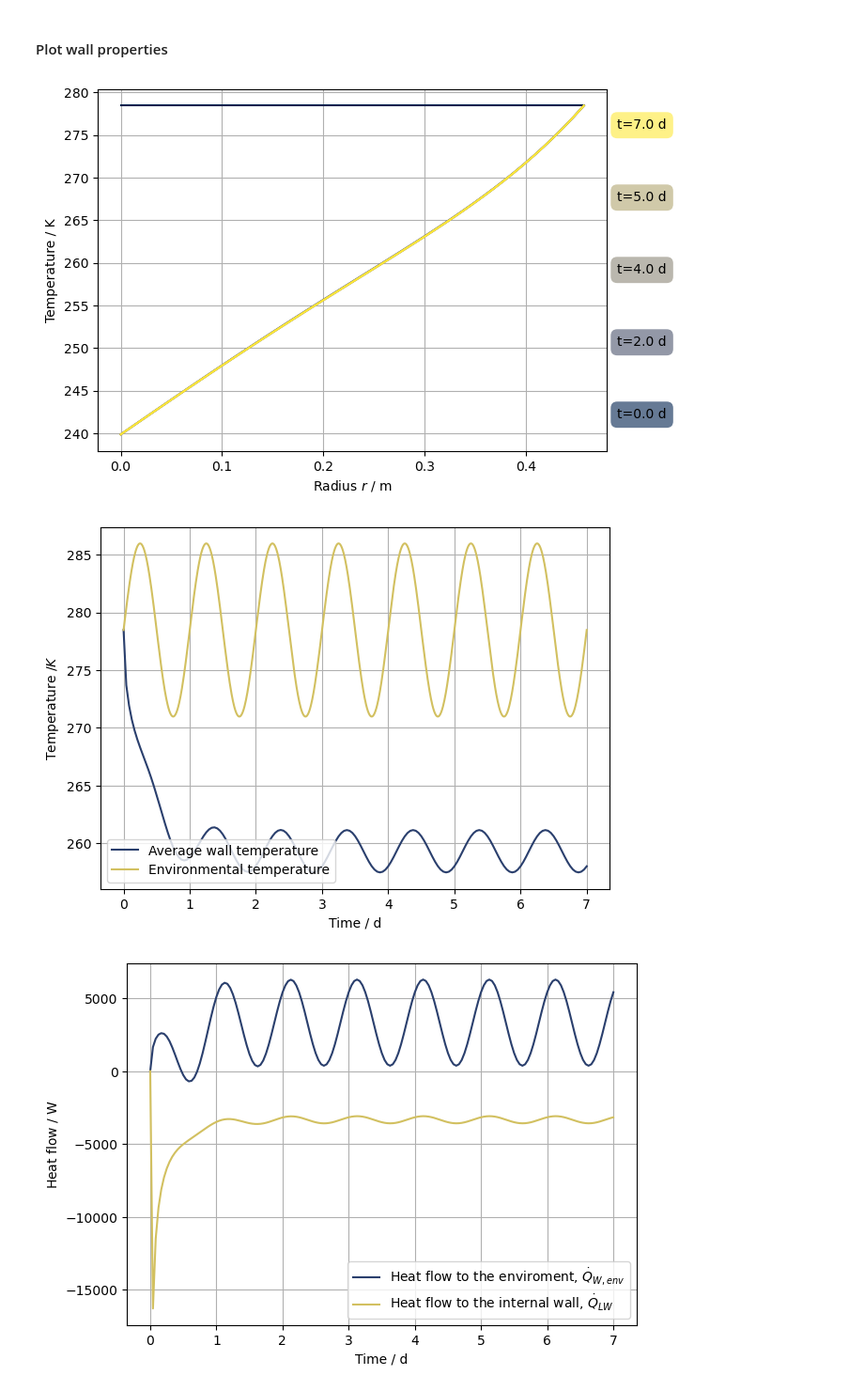
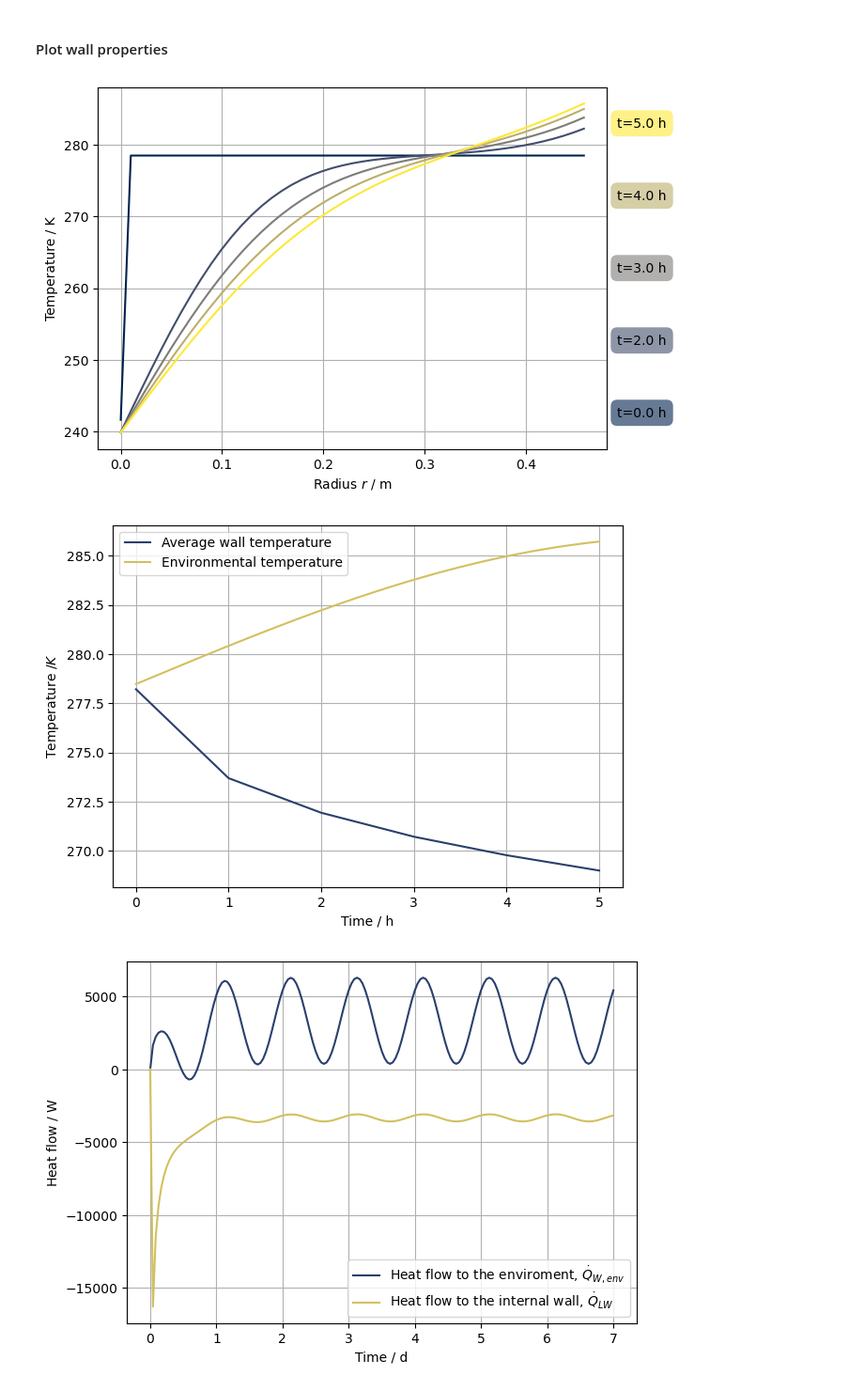
Before and after one commit to felipehuerta17/CryoEvap, a Jupyter notebook: notebooks/ammonia_large_longterm.ipynb, the cells around one changed output. Shown at 94% size. Cells and saved outputs as stored; diff of their text form; code cells hidden in the pictures.

```diff
--- a/notebooks/ammonia_large_longterm.ipynb
+++ b/notebooks/ammonia_large_longterm.ipynb
@@ -131,7 +131,7 @@ large_tank.r_grid = np.linspace(0, 1, n_r)
 large_tank.U_roof = 0
 
 # Define evaporation time as 48 weeks
-evap_time = 3600 * 24 * 7 * 1
+evap_time = 3600 * 5
 
 # Time step to record data, relevant for plotting integrated quantities
 # such as the vapour to liquid heat transfer rate, Q_VL
@@ -176,13 +176,13 @@ large_tank.plot_tv_BOG(t_unit='d')
 # %% [markdown]
 #### Plot wall properties
 # %%
-large_tank.plot_tw(t_unit='d')
+large_tank.plot_tw(t_unit='h')
 # %% [output]
-[figure, old version]
+[figure, new version]
 # %%
-large_tank.plot_T_w_avg(t_unit='d')
+large_tank.plot_T_w_avg(t_unit='h')
 # %% [output]
-[figure, old version]
+[figure, new version]
 # %%
 large_tank.plot_Q_w(unit='W', t_unit='d')
 # plt.ylim([-50, 300])
```
Also changed, not shown: parts of 5 cells of this notebook, 2 other files.
